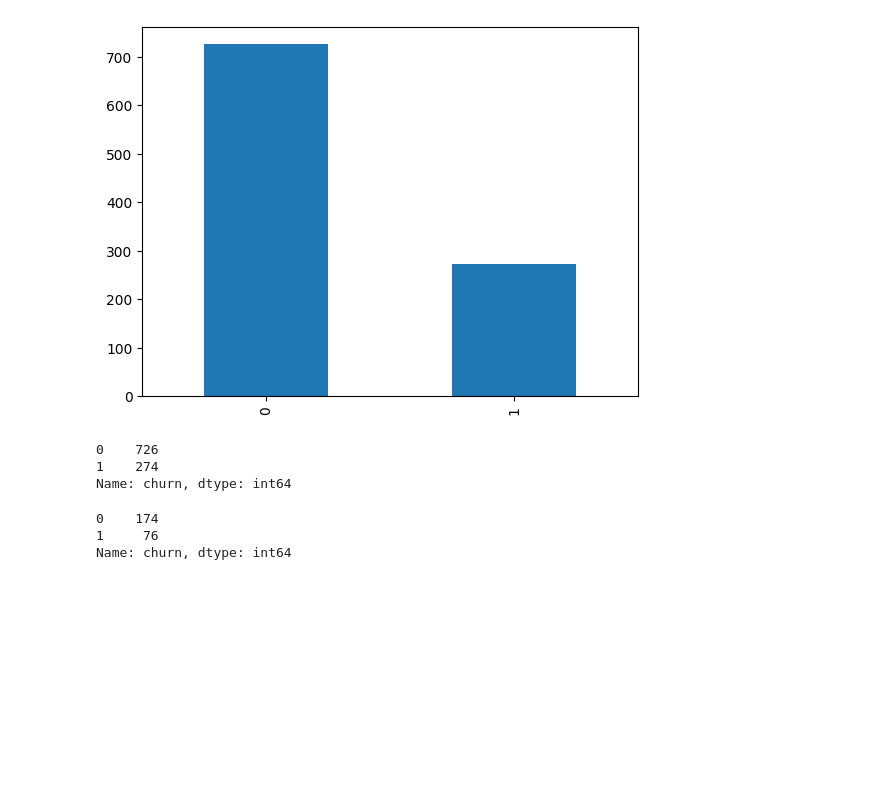
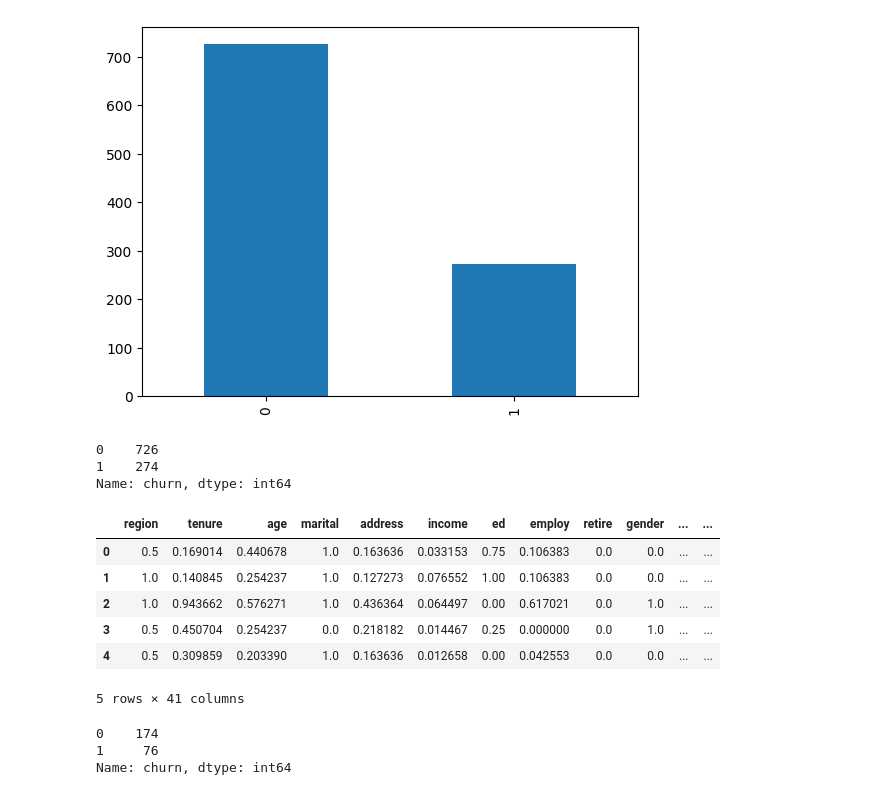
Before and after one commit to NasimShokrgozar/FirstSc, a Jupyter notebook: Session09_Basic.ipynb, the cells around one changed output. Saved outputs shown, nothing was run; the diff lists cells and outputs as text; code cells hidden in the pictures; blank space fills up the shorter version.

```diff
--- a/Session09_Basic.ipynb
+++ b/Session09_Basic.ipynb
@@ -33,6 +33,22 @@ Y.value_counts()
 0    726
 1    274
 Name: churn, dtype: int64
+# %%
+from sklearn.preprocessing import MinMaxScaler
+MMS=MinMaxScaler()
+MMS.fit(X)
+Xnormal=MMS.transform(X)
+#Xnomal=MMS.fit_transform(X)
+Xnormal=pd.DataFrame(Xnormal , columns=X.columns)# برای اینکه اسم سر ستون ها به حالت خود باقی بماند و به عدد تبدیل نشود این دستور کالمن را می نویسیم.
+Xnormal.head()
+# %% [output]
+|  | region | tenure | age | marital | address | income | ed | employ | retire | gender | ... | ... |
+| 0 | 0.5 | 0.169014 | 0.440678 | 1.0 | 0.163636 | 0.033153 | 0.75 | 0.106383 | 0.0 | 0.0 | ... | ... |
+| 1 | 1.0 | 0.140845 | 0.254237 | 1.0 | 0.127273 | 0.076552 | 1.00 | 0.106383 | 0.0 | 0.0 | ... | ... |
+| 2 | 1.0 | 0.943662 | 0.576271 | 1.0 | 0.436364 | 0.064497 | 0.00 | 0.617021 | 0.0 | 1.0 | ... | ... |
+| 3 | 0.5 | 0.450704 | 0.254237 | 0.0 | 0.218182 | 0.014467 | 0.25 | 0.000000 | 0.0 | 1.0 | ... | ... |
+| 4 | 0.5 | 0.309859 | 0.203390 | 1.0 | 0.163636 | 0.012658 | 0.00 | 0.042553 | 0.0 | 0.0 | ... | ... |
+5 rows × 41 columns
 # %%
 #ارزیابی مدا با روش Holdout
 from sklearn.model_selection import train_test_split
```
Also changed, not shown: parts of 7 cells of this notebook.
